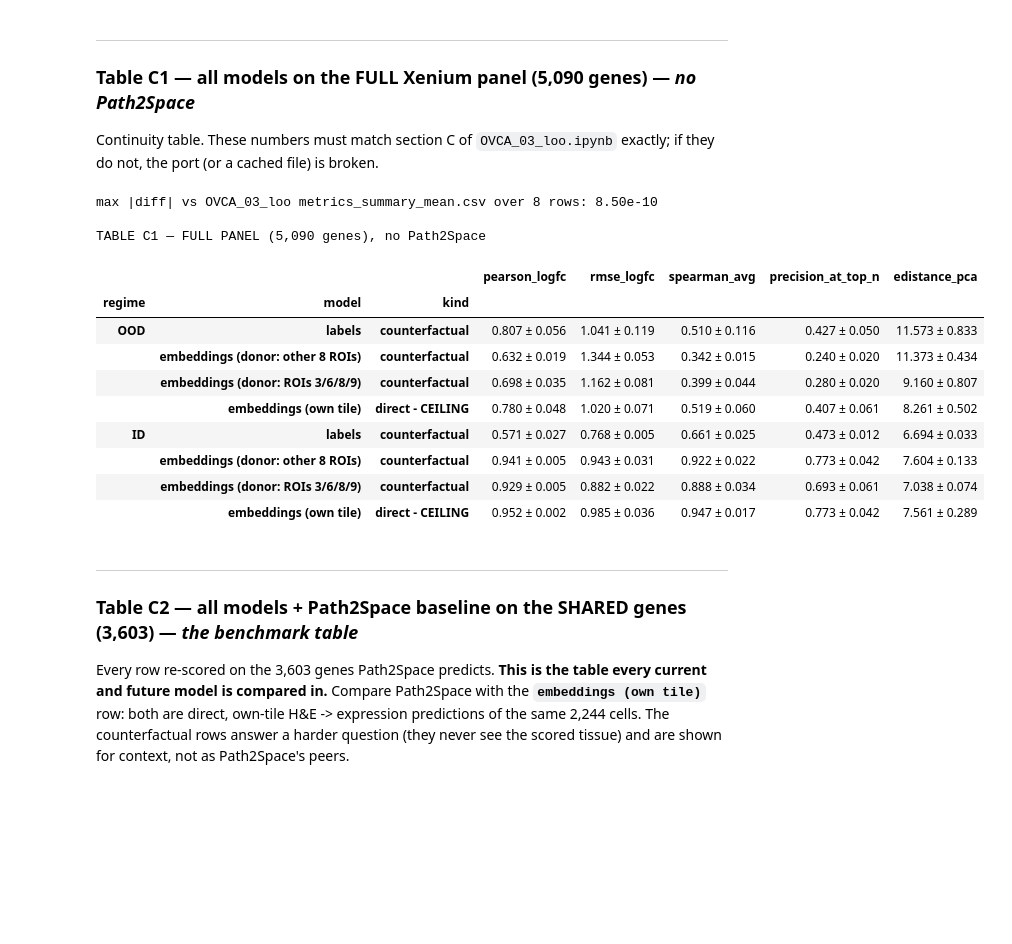
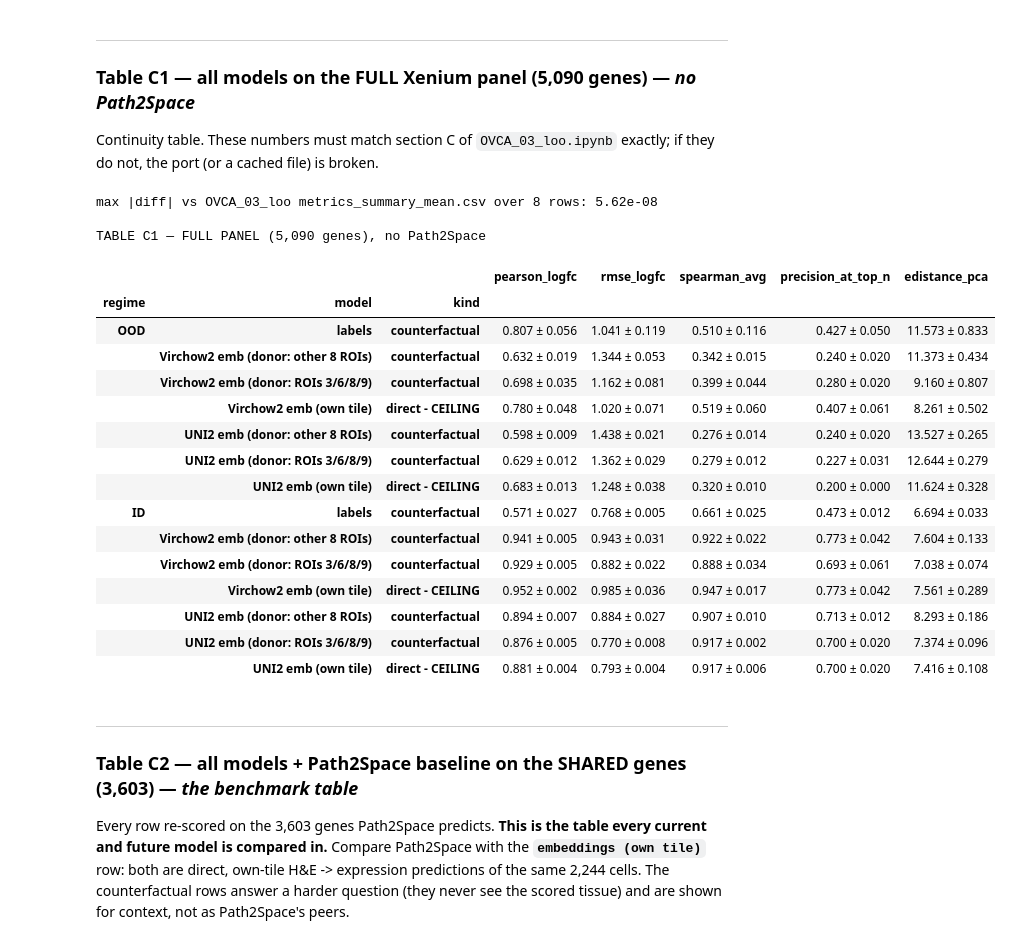
Before and after one commit to captainPopec/David-Spiljak-Lab-rotation-2, a Jupyter notebook: notebooks/OVCA_03_loo_with_baseline.ipynb, the cells around one changed output. Drawn from its saved outputs; the diff is of its cells as text; code cells hidden in the pictures; blank space fills up the shorter version.

```diff
--- a/notebooks/OVCA_03_loo_with_baseline.ipynb
+++ b/notebooks/OVCA_03_loo_with_baseline.ipynb
@@ -151,9 +174,10 @@ adata = preprocess_ovca(
     pred_domains_key=ADATA_ARGS["pred_domains_key"],  # carried as a column, never used
 )
 print(adata)
-print(f"\n{EMBEDDING_KEY}: {adata.obsm[EMBEDDING_KEY].shape}")
+for emb in EMBEDDINGS:
+    print(f"{emb}: {adata.obsm[emb].shape}")
 
-# Expect 14170 x 5090 (filter_genes drops 11 of the 5101; no cells dropped), virchow2 (14170, 2560)
+# Expect 14170 x 5090 (filter_genes drops 11 of the 5101; no cells dropped), virchow2 (14170, 2560), uni2 (14170, 1536)
 # %% [output]
 AnnData object with n_obs × n_vars = 14170 × 5090
     obs: 'cell_id', 'cell_type', 'domain', 'pred_domain', 'roi_id', 'roi_domain', 'split_05', 'n_counts'
@@ -179,22 +203,23 @@ print(f"scored target cells: {int(adata.obs['is_scored_target'].sum())}")
 train=10408  val=1156  test=2606
 scored target cells: 2244
 # %%
-# Scale the H&E embedding (only needed to TRAIN the embeddings model, i.e. when RETRAIN).
+# Scale each H&E embedding (only needed to TRAIN an embeddings model).
 # DecoderSCVI's first layer is a plain Linear and Virchow2's per-feature std spans 0.027 to 16, so
 # unscaled features would enter with a 600x scale spread. The scaler is fit on TRAINING CELLS
 # ONLY, so the withheld ROIs do not even influence the standardisation.
 from joblib import dump
 from sklearn.preprocessing import StandardScaler
 
-scaler = StandardScaler().fit(np.asarray(adata.obsm[EMBEDDING_KEY])[train_idx])
-adata.obsm[SCALED_EMBEDDING_KEY] = np.ascontiguousarray(
-    scaler.transform(np.asarray(adata.obsm[EMBEDDING_KEY])).astype(np.float32)
-)
-if RETRAIN:
-    dump(scaler, os.path.join(MODEL_DIR, f"{EMBEDDING_KEY}_scaler.joblib"))
+for emb in EMBEDDINGS:
+    scaler = StandardScaler().fit(np.asarray(adata.obsm[emb])[train_idx])
+    adata.obsm[f"{emb}_scaled"] = np.ascontiguousarray(
+        scaler.transform(np.asarray(adata.obsm[emb])).astype(np.float32)
+    )
+    if RETRAIN if emb == "virchow2" else RETRAIN_UNI2:
+        dump(scaler, os.path.join(MODEL_DIR, f"{emb}_scaler.joblib"))
 
-x = adata.obsm[SCALED_EMBEDDING_KEY]
-print(f"{SCALED_EMBEDDING_KEY}: {x.shape}  mean={x.mean():.3f}  std={x.std():.3f}  "
-      f"(fit on {len(train_idx)} training cells)")
+    x = adata.obsm[f"{emb}_scaled"]
+    print(f"{emb}_scaled: {x.shape}  mean={x.mean():.3f}  std={x.std():.3f}  "
+          f"(fit on {len(train_idx)} training cells)")
 # %% [output]
 virchow2_scaled: (14170, 2560)  mean=-0.000  std=0.994  (fit on 10408 training cells)
@@ -476,9 +524,12 @@ CONTROL_LABEL, HOLDOUT_LABEL, HOLDOUT_CT = "Smooth muscle", "Tumor", "Stromal"
 SEEDS = [0, 1, 2]
 MODELS = {
     "labels":          ("labels",                              "counterfactual",     SEEDS),
-    "emb_seen_8ROIs":  ("embeddings (donor: other 8 ROIs)",    "counterfactual",     SEEDS),
-    "emb_unseen_ROIs": ("embeddings (donor: ROIs 3/6/8/9)",    "counterfactual",     SEEDS),
-    "emb_ceiling":     ("embeddings (own tile)",               "direct - CEILING",   SEEDS),
+    "emb_seen_8ROIs":       ("Virchow2 emb (donor: other 8 ROIs)", "counterfactual",   SEEDS),
+    "emb_unseen_ROIs":      ("Virchow2 emb (donor: ROIs 3/6/8/9)", "counterfactual",   SEEDS),
+    "emb_ceiling":          ("Virchow2 emb (own tile)",            "direct - CEILING", SEEDS),
+    "uni2_emb_seen_8ROIs":  ("UNI2 emb (donor: other 8 ROIs)",     "counterfactual",   SEEDS),
+    "uni2_emb_unseen_ROIs": ("UNI2 emb (donor: ROIs 3/6/8/9)",     "counterfactual",   SEEDS),
+    "uni2_emb_ceiling":     ("UNI2 emb (own tile)",                "direct - CEILING", SEEDS),
     "path2space":      ("Path2Space (CTransPath, own tile)",   "direct - BASELINE",  None),
 }
 REGIMES = {
@@ -587,35 +638,42 @@ not, the port (or a cached file) is broken.
 # %%
 C1_KEYS = [k for k in MODELS if k != "path2space"]
 per_seed_c1 = score(C1_KEYS, list(observed.var_names))
 table_c1, means_c1 = summarise(per_seed_c1, C1_KEYS)
 
 per_seed_c1.to_csv(os.path.join(PRED_DIR, "metrics_C1_fullpanel_per_seed.csv"), index=False)
 table_c1.to_csv(os.path.join(PRED_DIR, "metrics_C1_fullpanel_summary.csv"))
 means_c1.to_csv(os.path.join(PRED_DIR, "metrics_C1_fullpanel_summary_mean.csv"))
 
 # Regression check against the committed OVCA_03_loo table (same scoring, same files).
 prev = pd.read_csv(os.path.join(PRED_DIR, "metrics_summary_mean.csv"), index_col=[0, 1, 2])
+prev = prev.rename(index=lambda m: m.replace("embeddings (", "Virchow2 emb ("), level=1)
 cur = means_c1.reset_index().set_index(["regime", "model", "kind"])
 common = prev.index.intersection(cur.index)
 max_diff = (prev.loc[common, METRICS] - cur.loc[common, METRICS]).abs().to_numpy().max()
 print(f"max |diff| vs OVCA_03_loo metrics_summary_mean.csv over {len(common)} rows: {max_diff:.2e}")
 
 print("\nTABLE C1 — FULL PANEL (5,090 genes), no Path2Space")
 table_c1
 # %% [output]
-max |diff| vs OVCA_03_loo metrics_summary_mean.csv over 8 rows: 8.50e-10
+max |diff| vs OVCA_03_loo metrics_summary_mean.csv over 8 rows: 5.62e-08
 
 TABLE C1 — FULL PANEL (5,090 genes), no Path2Space
 |  |  |  | pearson_logfc | rmse_logfc | spearman_avg | precision_at_top_n | edistance_pca |
 | regime | model | kind |  |  |  |  |  |
 | OOD | labels | counterfactual | 0.807 ± 0.056 | 1.041 ± 0.119 | 0.510 ± 0.116 | 0.427 ± 0.050 | 11.573 ± 0.833 |
-|  | embeddings (donor: other 8 ROIs) | counterfactual | 0.632 ± 0.019 | 1.344 ± 0.053 | 0.342 ± 0.015 | 0.240 ± 0.020 | 11.373 ± 0.434 |
-|  | embeddings (donor: ROIs 3/6/8/9) | counterfactual | 0.698 ± 0.035 | 1.162 ± 0.081 | 0.399 ± 0.044 | 0.280 ± 0.020 | 9.160 ± 0.807 |
-|  | embeddings (own tile) | direct - CEILING | 0.780 ± 0.048 | 1.020 ± 0.071 | 0.519 ± 0.060 | 0.407 ± 0.061 | 8.261 ± 0.502 |
+|  | Virchow2 emb (donor: other 8 ROIs) | counterfactual | 0.632 ± 0.019 | 1.344 ± 0.053 | 0.342 ± 0.015 | 0.240 ± 0.020 | 11.373 ± 0.434 |
+|  | Virchow2 emb (donor: ROIs 3/6/8/9) | counterfactual | 0.698 ± 0.035 | 1.162 ± 0.081 | 0.399 ± 0.044 | 0.280 ± 0.020 | 9.160 ± 0.807 |
+|  | Virchow2 emb (own tile) | direct - CEILING | 0.780 ± 0.048 | 1.020 ± 0.071 | 0.519 ± 0.060 | 0.407 ± 0.061 | 8.261 ± 0.502 |
+|  | UNI2 emb (donor: other 8 ROIs) | counterfactual | 0.598 ± 0.009 | 1.438 ± 0.021 | 0.276 ± 0.014 | 0.240 ± 0.020 | 13.527 ± 0.265 |
+|  | UNI2 emb (donor: ROIs 3/6/8/9) | counterfactual | 0.629 ± 0.012 | 1.362 ± 0.029 | 0.279 ± 0.012 | 0.227 ± 0.031 | 12.644 ± 0.279 |
+|  | UNI2 emb (own tile) | direct - CEILING | 0.683 ± 0.013 | 1.248 ± 0.038 | 0.320 ± 0.010 | 0.200 ± 0.000 | 11.624 ± 0.328 |
 | ID | labels | counterfactual | 0.571 ± 0.027 | 0.768 ± 0.005 | 0.661 ± 0.025 | 0.473 ± 0.012 | 6.694 ± 0.033 |
-|  | embeddings (donor: other 8 ROIs) | counterfactual | 0.941 ± 0.005 | 0.943 ± 0.031 | 0.922 ± 0.022 | 0.773 ± 0.042 | 7.604 ± 0.133 |
-|  | embeddings (donor: ROIs 3/6/8/9) | counterfactual | 0.929 ± 0.005 | 0.882 ± 0.022 | 0.888 ± 0.034 | 0.693 ± 0.061 | 7.038 ± 0.074 |
-|  | embeddings (own tile) | direct - CEILING | 0.952 ± 0.002 | 0.985 ± 0.036 | 0.947 ± 0.017 | 0.773 ± 0.042 | 7.561 ± 0.289 |
+|  | Virchow2 emb (donor: other 8 ROIs) | counterfactual | 0.941 ± 0.005 | 0.943 ± 0.031 | 0.922 ± 0.022 | 0.773 ± 0.042 | 7.604 ± 0.133 |
+|  | Virchow2 emb (donor: ROIs 3/6/8/9) | counterfactual | 0.929 ± 0.005 | 0.882 ± 0.022 | 0.888 ± 0.034 | 0.693 ± 0.061 | 7.038 ± 0.074 |
+|  | Virchow2 emb (own tile) | direct - CEILING | 0.952 ± 0.002 | 0.985 ± 0.036 | 0.947 ± 0.017 | 0.773 ± 0.042 | 7.561 ± 0.289 |
+|  | UNI2 emb (donor: other 8 ROIs) | counterfactual | 0.894 ± 0.007 | 0.884 ± 0.027 | 0.907 ± 0.010 | 0.713 ± 0.012 | 8.293 ± 0.186 |
+|  | UNI2 emb (donor: ROIs 3/6/8/9) | counterfactual | 0.876 ± 0.005 | 0.770 ± 0.008 | 0.917 ± 0.002 | 0.700 ± 0.020 | 7.374 ± 0.096 |
+|  | UNI2 emb (own tile) | direct - CEILING | 0.881 ± 0.004 | 0.793 ± 0.004 | 0.917 ± 0.006 | 0.700 ± 0.020 | 7.416 ± 0.108 |
 # %% [markdown]
 ---
 ### Table C2 — all models + **Path2Space baseline** on the SHARED genes (3,603) — *the benchmark table*
```
Also changed, not shown: parts of 11 cells of this notebook, 9 other files.
